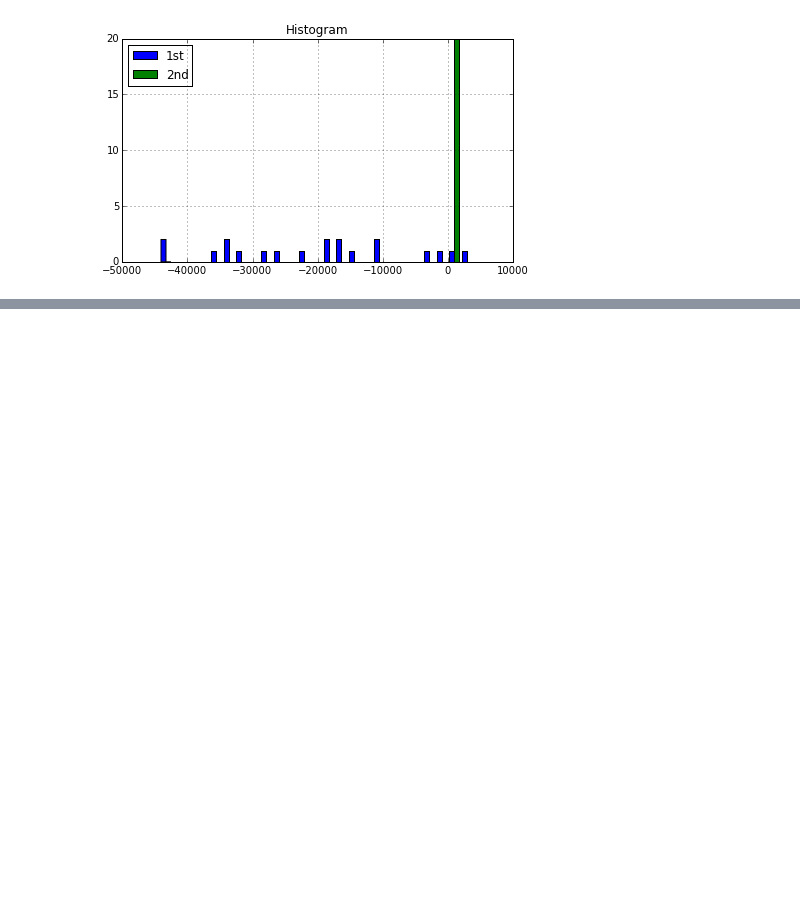
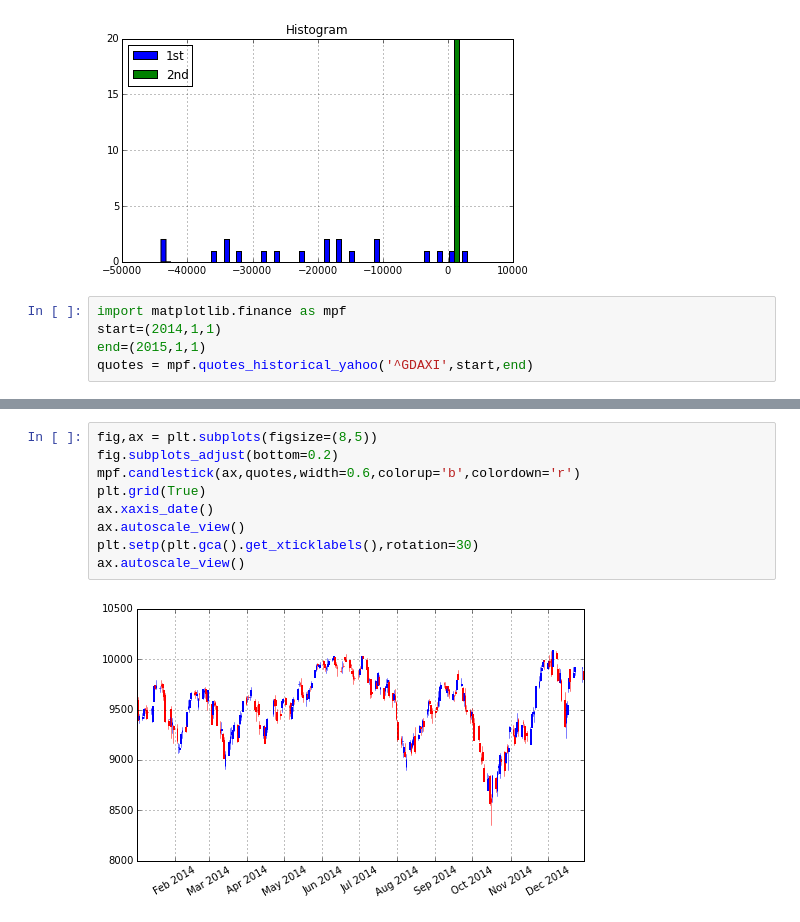
Before and after one commit to marcinwal/pythonInFinance, a Jupyter notebook: Matplotlib.ipynb, the cells around one changed output, grey strips where cells are left out. Drawn from its saved outputs; the diff is of its cells as text; blank space fills up the shorter version.

Commit message:
playing with matplotlib in 3d with finance data

```diff
--- a/Matplotlib.ipynb
+++ b/Matplotlib.ipynb
@@ -116,3 +116,8 @@ plt.title('Histogram')
 # %% [output]
 <matplotlib.text.Text at 0x...>
 [figure]
+# %%
+import matplotlib.finance as mpf
+start=(2014,1,1)
+end=(2015,1,1)
+quotes = mpf.quotes_historical_yahoo('^GDAXI',start,end)
@@ -118,0 +139,11 @@ plt.title('Histogram')
+# %%
+fig,ax = plt.subplots(figsize=(8,5))
+fig.subplots_adjust(bottom=0.2)
+mpf.candlestick(ax,quotes,width=0.6,colorup='b',colordown='r')
+plt.grid(True)
+ax.xaxis_date()
+ax.autoscale_view()
+plt.setp(plt.gca().get_xticklabels(),rotation=30)
+ax.autoscale_view()
+# %% [output]
+[figure, added]
```
Also changed, not shown: parts of 3 cells of this notebook.
